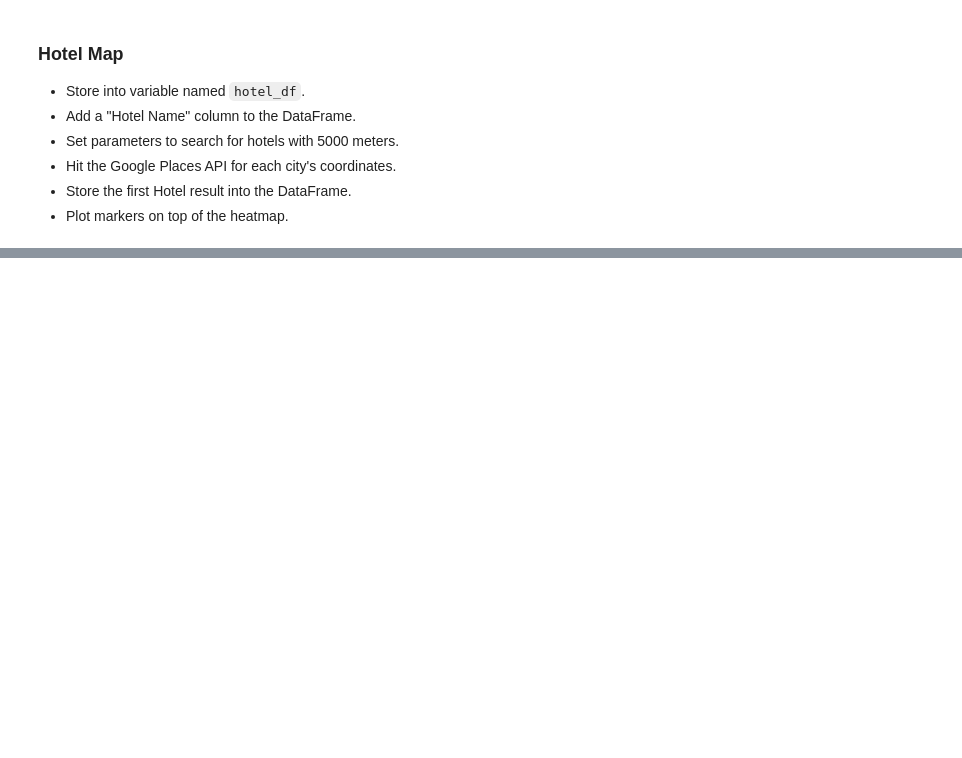
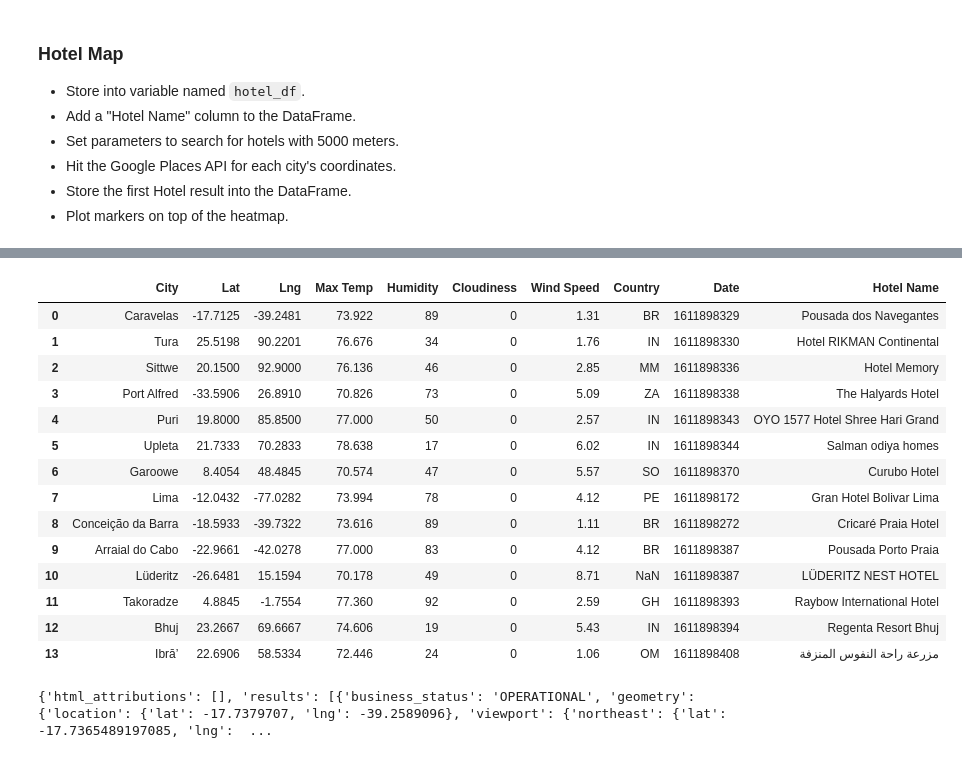
Before and after one commit to felpronove/python-api-challenge, a Jupyter notebook: starter_code/VacationPy.ipynb, the cells around one changed output, grey strips where cells are left out. Drawn from its saved outputs; the diff is of its cells as text; code cells hidden in the pictures; blank space fills up the shorter version.

```diff
--- a/starter_code/VacationPy.ipynb
+++ b/starter_code/VacationPy.ipynb
@@ -126,0 +152,36 @@ filter_df.dropna()
+# %%
+#set parameters for finding hotels
+params={
+    "radius":"5000",
+    "type": "lodging",
+    "key": g_key
+} #create a dictionay of all parameters
+# %%
+#make a api call to get hotels near each city in the df
+url="https://maps.googleapis.com/maps/api/place/nearbysearch/json" #set the initial api url equal to variable "url"
+count = 0
+hotel_found=[]
+# %%
+for index, row in hotels_df.iterrows(): #create a for loop to go through each row fo the hotel_df
+    city_name=row["City"] #get the city name as the city variable
+    lat_city=row["Lat"] #get the city lat as the lat_city variable
+    lng_city=row["Lng"] #get the long as the lng_city variable
+    params['location'] = f'{lat_city},{lng_city}' #add the city's lat and lng to the params dictionary as the location
+
+    try: #if the api pulls a result for the city
+        response=requests.get(url, params=params).json() #request information from the API for the city
+
+        results = response["results"] #filter the api response to keep the results dictionary
+        print(f'Closest hotel in {city_name} is {results[0]["name"]}') #print the nearest hotel
+
+        hotel_dic={
+            "City": city_name,
+            "Hotel Name": results[0]["name"]
+        } #create a dictionary with the city and hotel name
+
+        hotel_found.append(hotel_dic) #add the hotel and city to the empty hotel_found list
+
+    except: #if the api doesn't pull a result
+        print("No hotel found")
+
+    count+=1
@@ -126,0 +220,39 @@ filter_df.dropna()
+# %%
+#add the hotel_found list to the dataframe
+results_df=pd.DataFrame(hotel_found) #create a dataframe for the hotel_found list
+
+merge_df=pd.merge(hotels_df, results_df, how="left", on="City") #merge the dataframes together
+correct_df=merge_df.drop(["Hotel Name_x"], axis=1) #drop the empty hotel name column
+hotel_df=correct_df.rename(columns={"City":"City", "Lat":"Lat", "Lng":"Lng", "Max Temp": "Max Temp", "Humidity":"Humidity", "Cloudiness":"Cloudiness", "Wind Speed": "Wind Speed", "Country":"Country", "Date": "Date", "Hotel Name_y":"Hotel Name"}) #rename the columns
+
+hotel_df
+# %% [output]
+|  | City | Lat | Lng | Max Temp | Humidity | Cloudiness | Wind Speed | Country | Date | Hotel Name |
+| 0 | Caravelas | -17.7125 | -39.2481 | 73.922 | 89 | 0 | 1.31 | BR | 1611898329 | Pousada dos Navegantes |
+| 1 | Tura | 25.5198 | 90.2201 | 76.676 | 34 | 0 | 1.76 | IN | 1611898330 | Hotel RIKMAN Continental |
+| 2 | Sittwe | 20.1500 | 92.9000 | 76.136 | 46 | 0 | 2.85 | MM | 1611898336 | Hotel Memory |
+| 3 | Port Alfred | -33.5906 | 26.8910 | 70.826 | 73 | 0 | 5.09 | ZA | 1611898338 | The Halyards Hotel |
+| 4 | Puri | 19.8000 | 85.8500 | 77.000 | 50 | 0 | 2.57 | IN | 1611898343 | OYO 1577 Hotel Shree Hari Grand |
+| 5 | Upleta | 21.7333 | 70.2833 | 78.638 | 17 | 0 | 6.02 | IN | 1611898344 | Salman odiya homes |
+| 6 | Garoowe | 8.4054 | 48.4845 | 70.574 | 47 | 0 | 5.57 | SO | 1611898370 | Curubo Hotel |
+| 7 | Lima | -12.0432 | -77.0282 | 73.994 | 78 | 0 | 4.12 | PE | 1611898172 | Gran Hotel Bolivar Lima |
+| 8 | Conceição da Barra | -18.5933 | -39.7322 | 73.616 | 89 | 0 | 1.11 | BR | 1611898272 | Cricaré Praia Hotel |
+| 9 | Arraial do Cabo | -22.9661 | -42.0278 | 77.000 | 83 | 0 | 4.12 | BR | 1611898387 | Pousada Porto Praia |
+| 10 | Lüderitz | -26.6481 | 15.1594 | 70.178 | 49 | 0 | 8.71 | NaN | 1611898387 | LÜDERITZ NEST HOTEL |
+| 11 | Takoradze | 4.8845 | -1.7554 | 77.360 | 92 | 0 | 2.59 | GH | 1611898393 | Raybow International Hotel |
+| 12 | Bhuj | 23.2667 | 69.6667 | 74.606 | 19 | 0 | 5.43 | IN | 1611898394 | Regenta Resort Bhuj |
+| 13 | Ibrā’ | 22.6906 | 58.5334 | 72.446 | 24 | 0 | 1.06 | OM | 1611898408 | مزرعة راحة النفوس المنزفة |
+# %%
+#STUD test the api call to ensure it brings the correct information
+caravelas_params={
+    "location": "-17.7125, -39.2481",
+    "radius": "5000",
+    "type": "lodging",
+    "key": g_key
+} #create a dictionary for the stud city Caravelas
+
+stud_response=requests.get(url, params=caravelas_params).json() #request information from the API for the stud hotel
+
+print(stud_response)
+# %% [output]
+{'html_attributions': [], 'results': [{'business_status': 'OPERATIONAL', 'geometry': {'location': {'lat': -17.7379707, 'lng': -39.2589096}, 'viewport': {'northeast': {'lat': -17.7365489197085, 'lng':  ...
```
Also changed, not shown: parts of 8 cells of this notebook, 1 other file.
